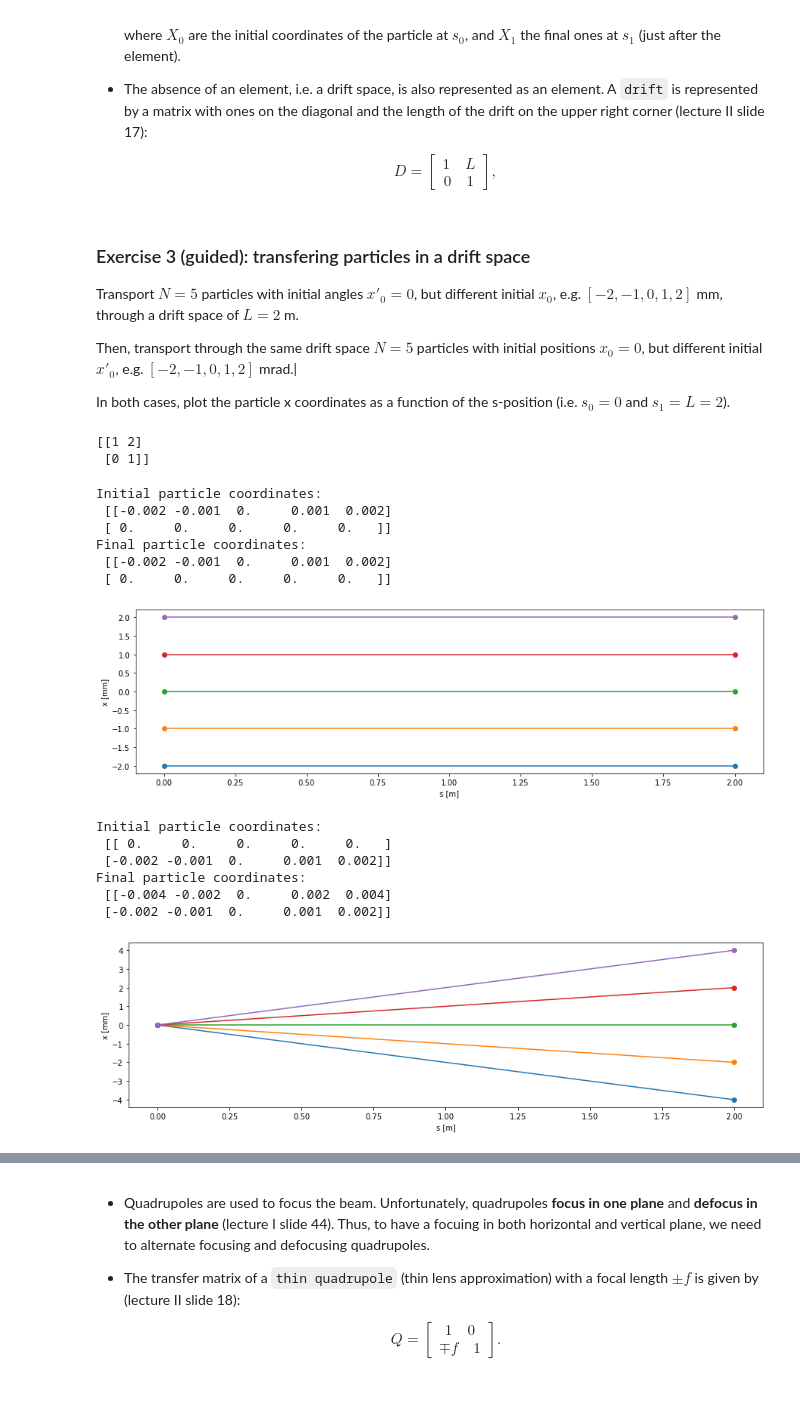
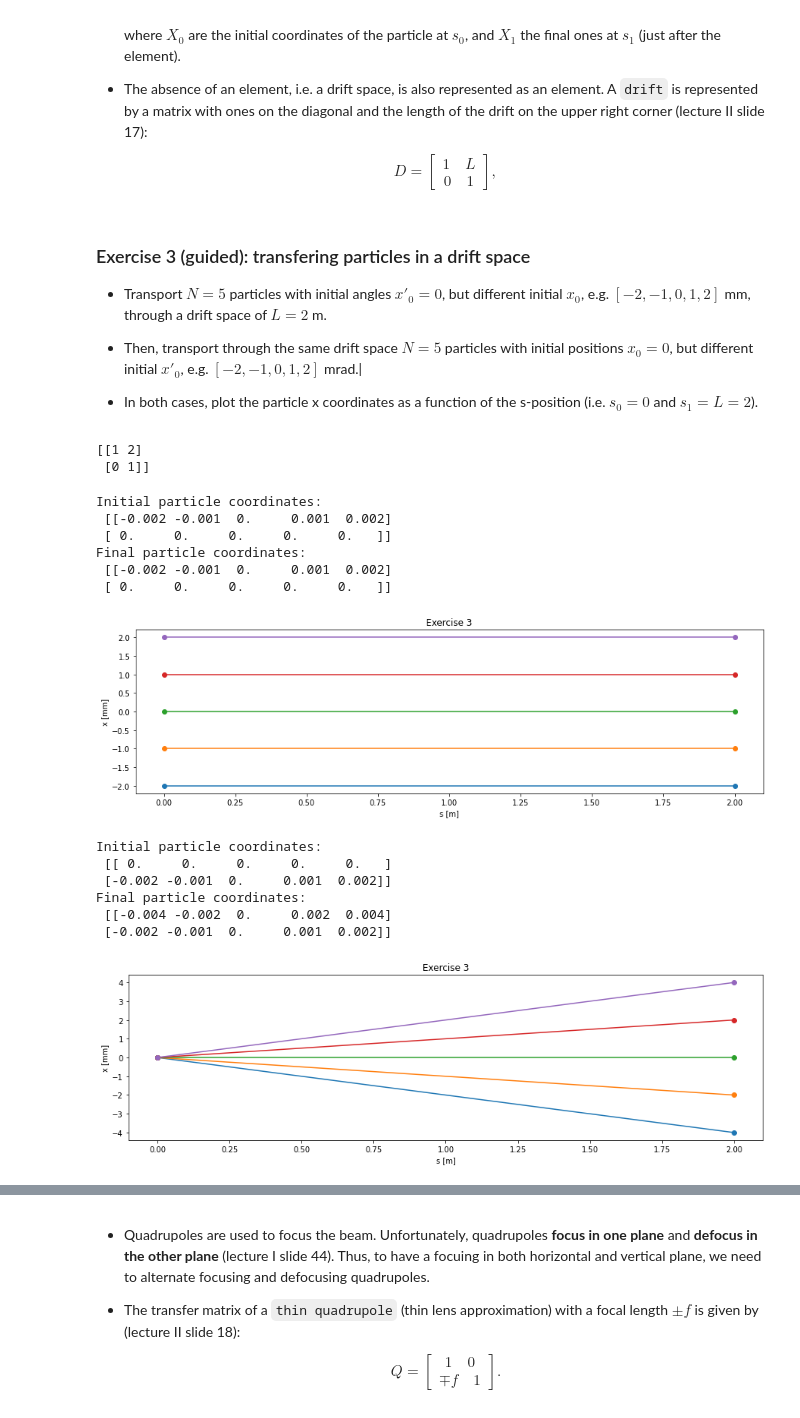
Before and after one commit to tprebiba/accelerators-teaching, a Jupyter notebook: 01_AUTH-2024_Accelerator_Physics/01_Basics_SOLUTIONS.ipynb, the cells around one changed output, grey strips where cells are left out. Saved outputs shown, nothing was run; the diff lists cells and outputs as text; code cells hidden in the pictures.

```diff
--- a/01_AUTH-2024_Accelerator_Physics/01_Basics_SOLUTIONS.ipynb
+++ b/01_AUTH-2024_Accelerator_Physics/01_Basics_SOLUTIONS.ipynb
@@ -174,11 +174,11 @@ The mean of the x-coordinates is the average beam position (or **beam centroid**
 # %% [markdown]
 ### Exercise 3 (guided): transfering particles in a drift space
 
-Transport $N=5$ particles with initial angles $x'_0=0$, but different initial $x_0$, e.g. $[-2,-1,0,1,2]$ mm, through a drift space of $L=2$ m.
+- Transport $N=5$ particles with initial angles $x'_0=0$, but different initial $x_0$, e.g. $[-2,-1,0,1,2]$ mm, through a drift space of $L=2$ m.
 
-Then, transport through the same drift space $N=5$ particles with initial positions $x_0=0$, but different initial $x'_0$, e.g. $[-2,-1,0,1,2]$ mrad.|
+- Then, transport through the same drift space $N=5$ particles with initial positions $x_0=0$, but different initial $x'_0$, e.g. $[-2,-1,0,1,2]$ mrad.|
 
-In both cases, plot the particle x coordinates as a function of the s-position (i.e. $s_0=0$ and $s_1=L=2$).
+- In both cases, plot the particle x coordinates as a function of the s-position (i.e. $s_0=0$ and $s_1=L=2$).
 # %%
 # We define the drift as a numpy matrix:
 L = 2 # be careful of the units! this is in m.
@@ -191,29 +191,30 @@ print(D)
 # %%
 # The initial coordinates
 X_0 = np.array([[-2e-3,-1e-3,0,1e-3,2e-3], # we need to convert the initial coordinates to meters
                 [0,0,0,0,0]])
 print(f'Initial particle coordinates:\n {X_0}')
 
 # The final coordinates (NOTE: matrix multiplication is done with @ while * represents element by element multiplication):
 X_1 = D @ X_0
 print(f'Final particle coordinates:\n {X_1}')
 
 # We will plot for each particle the initial and final x-coordinate between
 s = [0,L] # usually s is in meters
 plt.figure(figsize=(15,4))
 for i in range(len(X_0[0])):
     plt.plot(s, [X_0[0,i]*1e3, X_1[0,i]*1e3], 'o-') # we plot x in mm for convenience
 plt.xlabel('s [m]')
 plt.ylabel('x [mm]')
+plt.title('Exercise 3')
 plt.show()
 # %% [output]
 Initial particle coordinates:
  [[-0.002 -0.001  0.     0.001  0.002]
  [ 0.     0.     0.     0.     0.   ]]
 Final particle coordinates:
  [[-0.002 -0.001  0.     0.001  0.002]
  [ 0.     0.     0.     0.     0.   ]]
-[figure, old version]
+[figure, new version]
 # %%
 # The initial coordinates
 X_0 = np.array([[0,0,0,0,0],
@@ -231,6 +232,7 @@ for i in range(len(X_0[0])):
     plt.plot(s, [X_0[0,i]*1e3, X_1[0,i]*1e3], 'o-')
 plt.xlabel('s [m]')
 plt.ylabel('x [mm]')
+plt.title('Exercise 3')
 plt.show()
 # %% [output]
 Initial particle coordinates:
@@ -239,5 +241,5 @@ Initial particle coordinates:
 Final particle coordinates:
  [[-0.004 -0.002  0.     0.002  0.004]
  [-0.002 -0.001  0.     0.001  0.002]]
-[figure, old version]
+[figure, new version]
 # %% [markdown]
```
Also changed, not shown: parts of 9 cells of this notebook, 5 other files.
